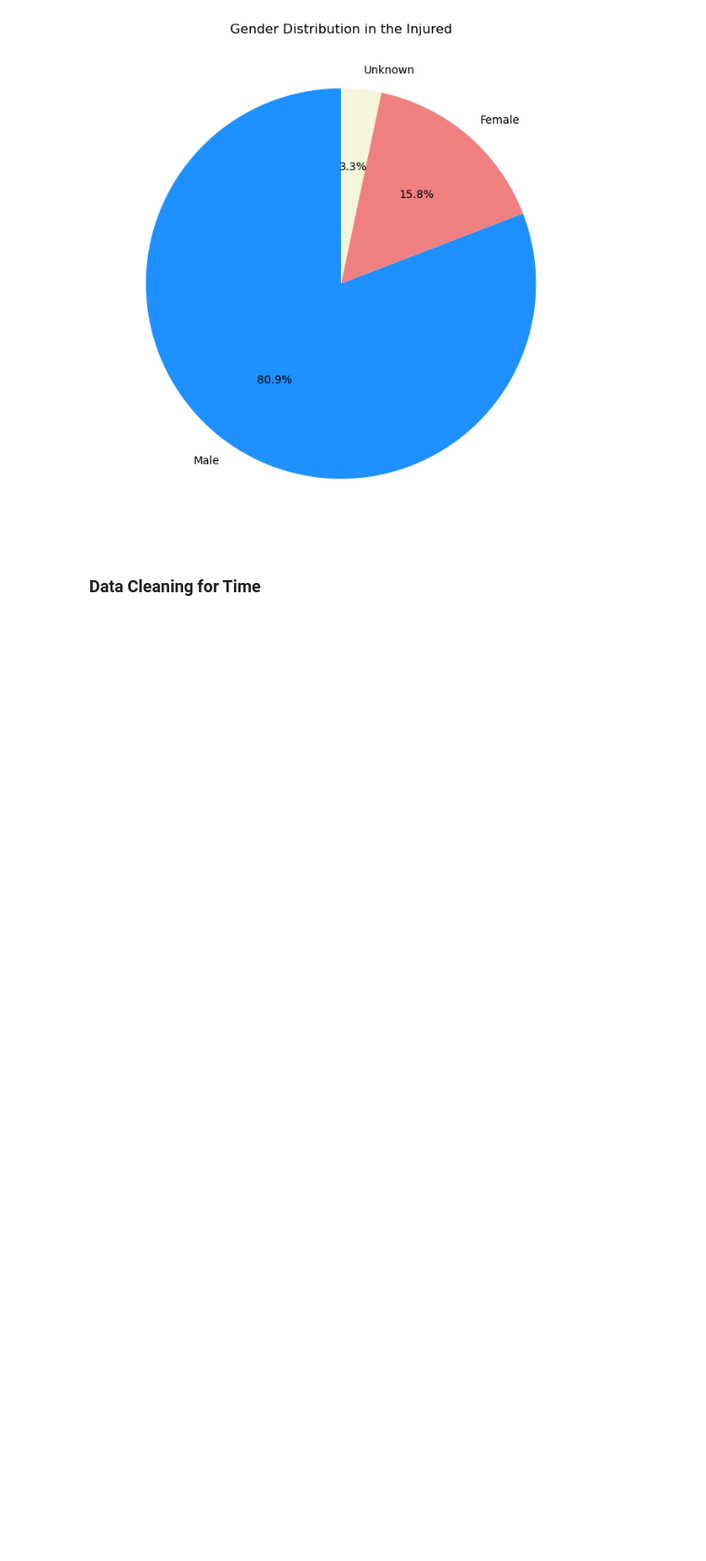
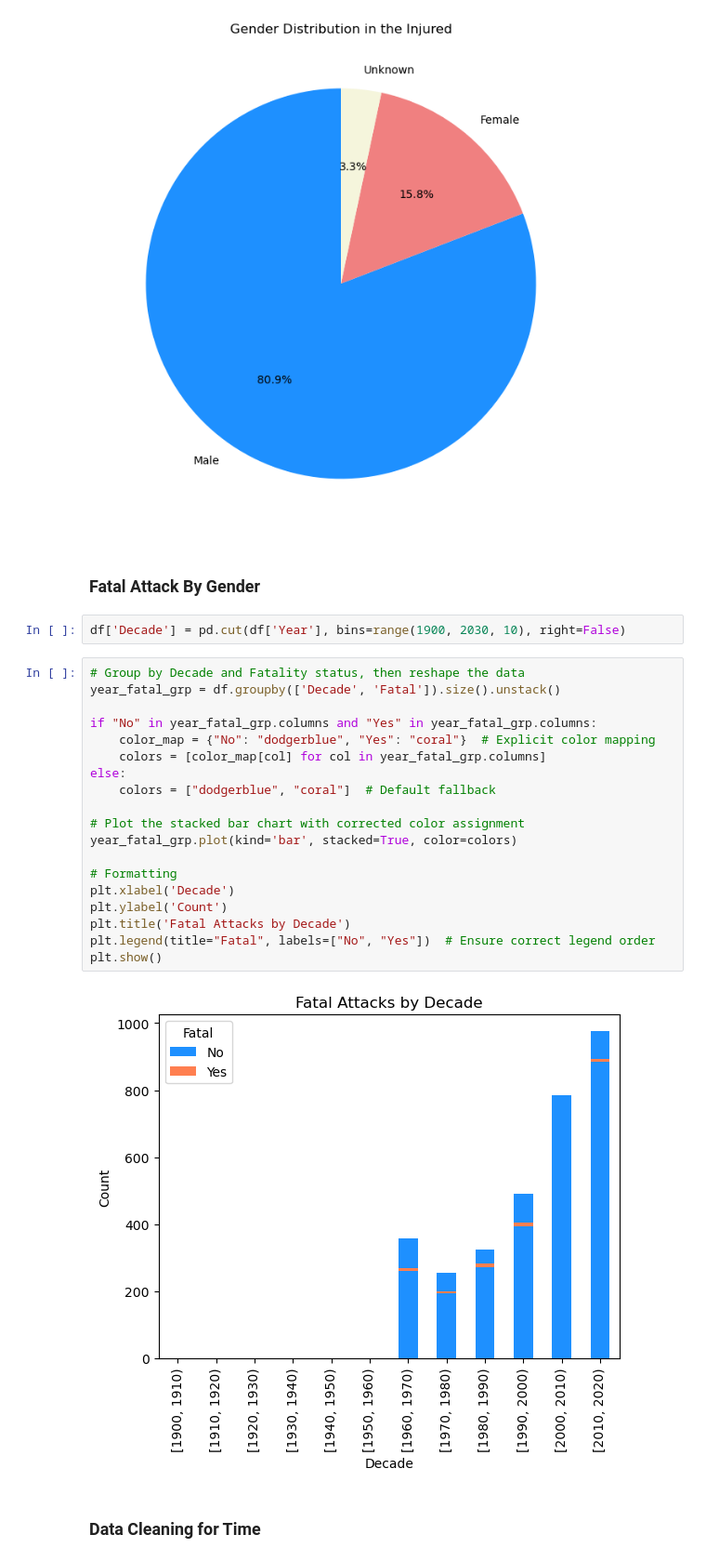
Before and after one commit to SheryllD/shark_attacks_project, a Jupyter notebook: shark_date_cleaning.ipynb, the cells around one changed output. Shown at 93% size. Cells and saved outputs as stored; diff of their text form; blank space fills up the shorter version.

```diff
--- a/shark_date_cleaning.ipynb
+++ b/shark_date_cleaning.ipynb
@@ -1500,6 +1514,31 @@ plt.savefig("GenderDistributionIntheInjured.png")
 plt.show()
 # %% [output]
 [figure]
+# %% [markdown]
+### Fatal Attack By Gender
+# %%
+df['Decade'] = pd.cut(df['Year'], bins=range(1900, 2030, 10), right=False)
+# %%
+# Group by Decade and Fatality status, then reshape the data
+year_fatal_grp = df.groupby(['Decade', 'Fatal']).size().unstack()
+
+if "No" in year_fatal_grp.columns and "Yes" in year_fatal_grp.columns:
+    color_map = {"No": "dodgerblue", "Yes": "coral"}  # Explicit color mapping
+    colors = [color_map[col] for col in year_fatal_grp.columns]
+else:
+    colors = ["dodgerblue", "coral"]  # Default fallback
+
+# Plot the stacked bar chart with corrected color assignment
+year_fatal_grp.plot(kind='bar', stacked=True, color=colors)
+
+# Formatting
+plt.xlabel('Decade')
+plt.ylabel('Count')
+plt.title('Fatal Attacks by Decade')
+plt.legend(title="Fatal", labels=["No", "Yes"])  # Ensure correct legend order
+plt.show()
+# %% [output]
+[figure, added]
 # %% [markdown]
 ### Data Cleaning for Time
 # %%
```
Also changed, not shown: parts of 2 cells of this notebook, 5 other files.
